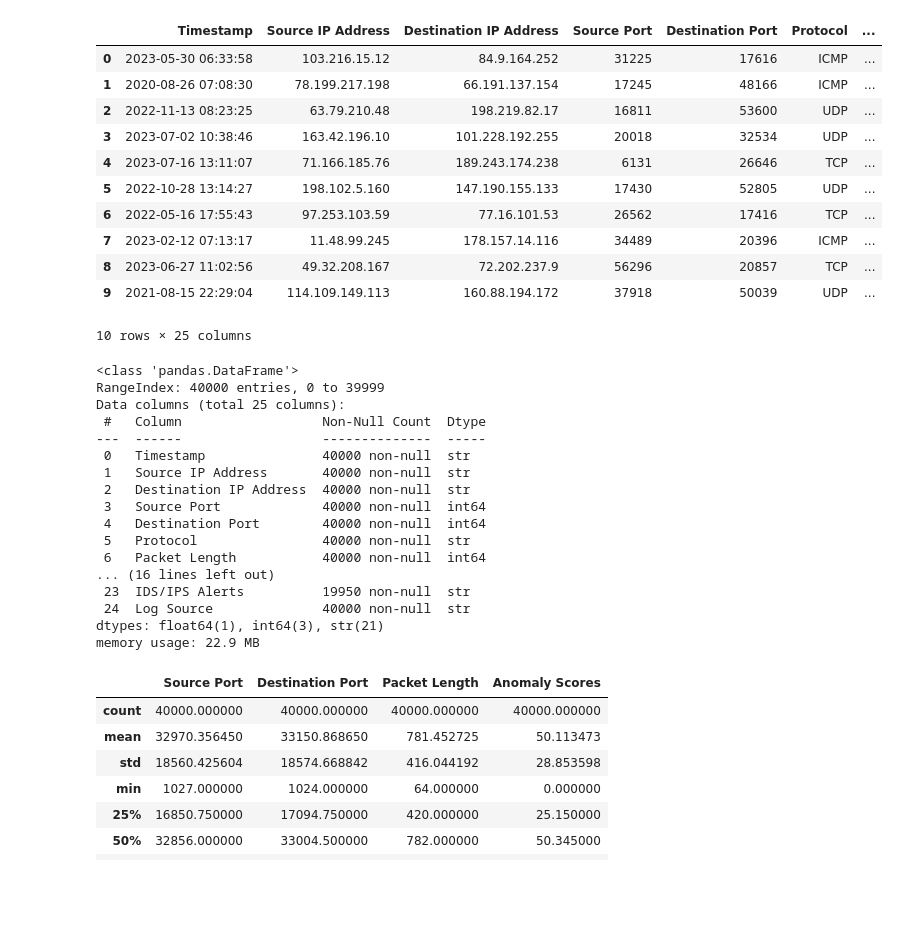
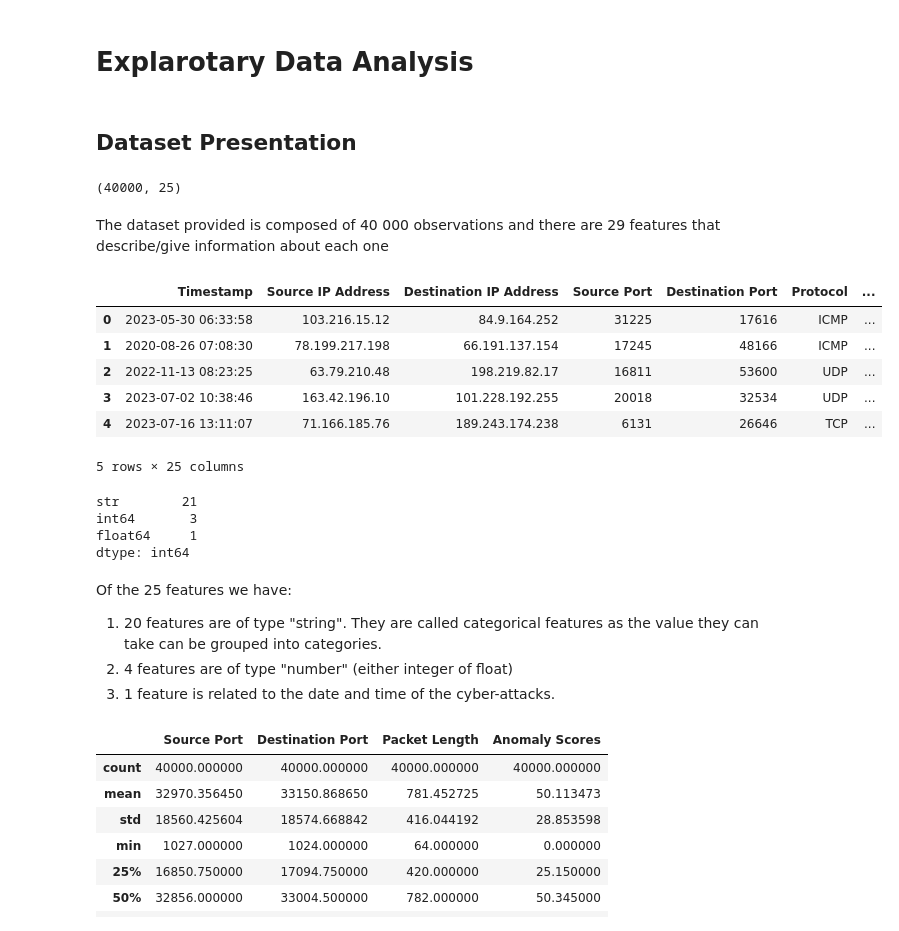
Before and after one commit to florianrst/CyberSecurity_ML, a Jupyter notebook: data_analysis/EDA.ipynb, the cells around one changed output. Cells and saved outputs as stored; diff of their text form; code cells hidden in the pictures; blank space fills up the shorter version.

```diff
--- a/data_analysis/EDA.ipynb
+++ b/data_analysis/EDA.ipynb
@@ -6,40 +13,44 @@ import seaborn as sns
 # %%
 df = pd.read_csv("data/cybersecurity_attacks.csv")
+# %% [markdown]
+# Explarotary Data Analysis
+# %% [markdown]
+## Dataset Presentation
+# %%
+df.shape
+# %% [output]
+(40000, 25)
+# %% [markdown]
+The dataset provided is composed of 40 000 observations and there are 29 features that describe/give information about each one
 # %%
-df.head(10)
+df.head(5)
 # %% [output]
 |  | Timestamp | Source IP Address | Destination IP Address | Source Port | Destination Port | Protocol | ... |
 | 0 | 2023-05-30 06:33:58 | 103.216.15.12 | 84.9.164.252 | 31225 | 17616 | ICMP | ... |
 | 1 | 2020-08-26 07:08:30 | 78.199.217.198 | 66.191.137.154 | 17245 | 48166 | ICMP | ... |
 | 2 | 2022-11-13 08:23:25 | 63.79.210.48 | 198.219.82.17 | 16811 | 53600 | UDP | ... |
 | 3 | 2023-07-02 10:38:46 | 163.42.196.10 | 101.228.192.255 | 20018 | 32534 | UDP | ... |
 | 4 | 2023-07-16 13:11:07 | 71.166.185.76 | 189.243.174.238 | 6131 | 26646 | TCP | ... |
-| 5 | 2022-10-28 13:14:27 | 198.102.5.160 | 147.190.155.133 | 17430 | 52805 | UDP | ... |
-| 6 | 2022-05-16 17:55:43 | 97.253.103.59 | 77.16.101.53 | 26562 | 17416 | TCP | ... |
-| 7 | 2023-02-12 07:13:17 | 11.48.99.245 | 178.157.14.116 | 34489 | 20396 | ICMP | ... |
-| 8 | 2023-06-27 11:02:56 | 49.32.208.167 | 72.202.237.9 | 56296 | 20857 | TCP | ... |
-| 9 | 2021-08-15 22:29:04 | 114.109.149.113 | 160.88.194.172 | 37918 | 50039 | UDP | ... |
-10 rows × 25 columns
+5 rows × 25 columns
-# %%
-df.info()
-# %% [output]
-<class 'pandas.DataFrame'>
-RangeIndex: 40000 entries, 0 to 39999
-Data columns (total 25 columns):
- #   Column                  Non-Null Count  Dtype
----  ------                  --------------  -----
- 0   Timestamp               40000 non-null  str
- 1   Source IP Address       40000 non-null  str
- 2   Destination IP Address  40000 non-null  str
- 3   Source Port             40000 non-null  int64
- 4   Destination Port        40000 non-null  int64
- 5   Protocol                40000 non-null  str
- 6   Packet Length           40000 non-null  int64
-... (16 lines left out)
- 23  IDS/IPS Alerts          19950 non-null  str
- 24  Log Source              40000 non-null  str
-dtypes: float64(1), int64(3), str(21)
-memory usage: 22.9 MB
+# %%
+df.dtypes.groupby(df.dtypes.astype(str)).size().sort_values(ascending=False)
+# %% [output]
+str        21
+int64       3
+float64     1
+dtype: int64
+# %% [markdown]
+Of the 25 features we have: <br>
+<ol><li>
+20 features are of type "string". They are called categorical features as the value they can take can be grouped into categories.
+</li>
+<li>
+4 features are of type "number" (either integer of float)
+</li>
+<li>
+1 feature is related to the date and time of the cyber-attacks.
+</li>
+</ol>
 # %%
 df.describe()
 # %% [output]
```
Also changed, not shown: parts of 34 cells of this notebook, 1 other file.
